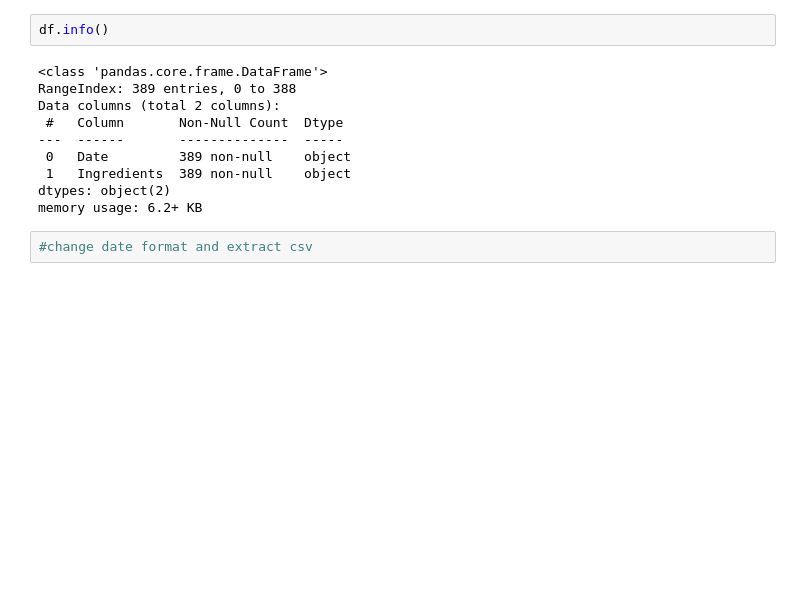
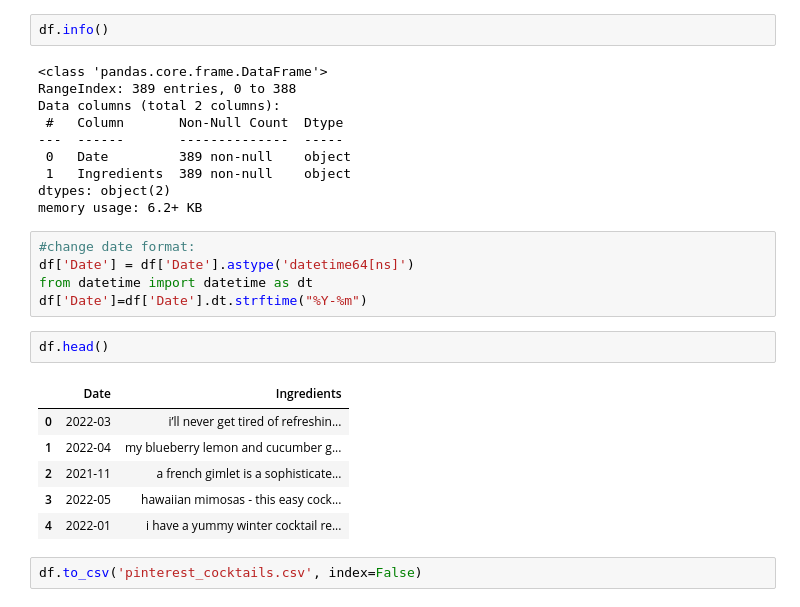
Before and after one commit to rogerserret/IronRoger, a Jupyter notebook: Final_project/Pinterest_cocktails.ipynb, the cells around one changed output. Drawn from its saved outputs; the diff is of its cells as text; blank space fills up the shorter version.

```diff
--- a/Final_project/Pinterest_cocktails.ipynb
+++ b/Final_project/Pinterest_cocktails.ipynb
@@ -150,5 +150,19 @@ Data columns (total 2 columns):
  1   Ingredients  389 non-null    object
 dtypes: object(2)
 memory usage: 6.2+ KB
-# %%
-#change date format and extract csv
+# %%
+#change date format:
+df['Date'] = df['Date'].astype('datetime64[ns]')
+from datetime import datetime as dt
+df['Date']=df['Date'].dt.strftime("%Y-%m")
+# %%
+df.head()
+# %% [output]
+|  | Date | Ingredients |
+| 0 | 2022-03 | i’ll never get tired of refreshin... |
+| 1 | 2022-04 | my blueberry lemon and cucumber g... |
+| 2 | 2021-11 | a french gimlet is a sophisticate... |
+| 3 | 2022-05 | hawaiian mimosas - this easy cock... |
+| 4 | 2022-01 | i have a yummy winter cocktail re... |
+# %%
+df.to_csv('pinterest_cocktails.csv', index=False)
```
Also changed, not shown: 4 other files.
